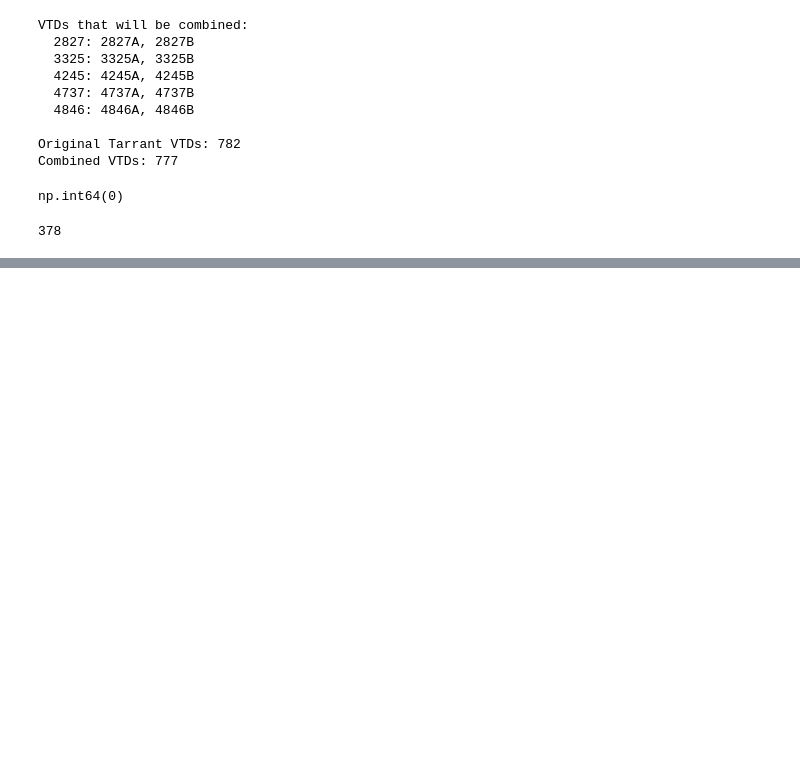
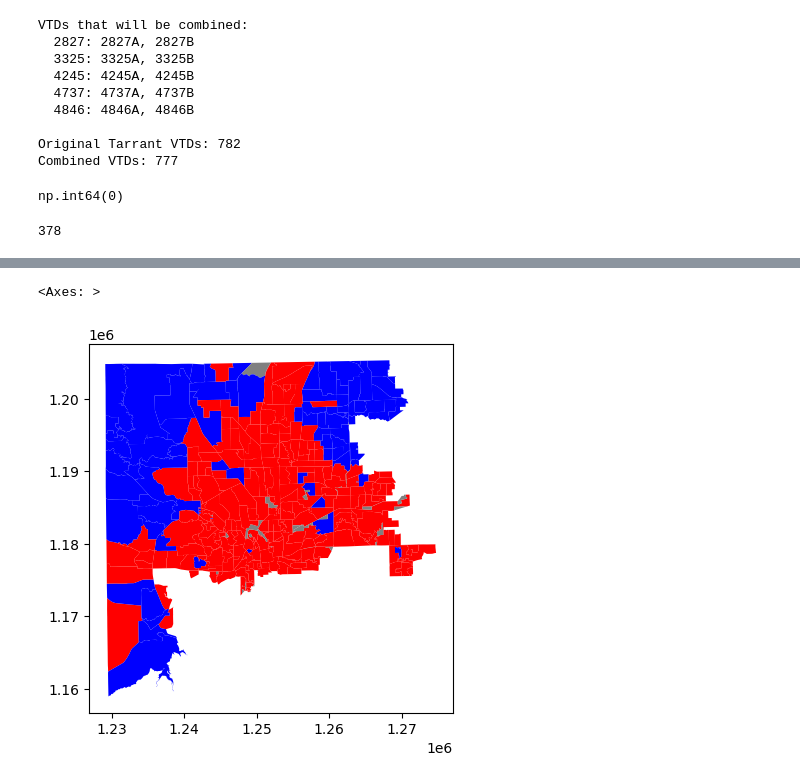
Before and after one commit to amahaja25/district-9-tx-senate, a Jupyter notebook: district9_analysis.ipynb, the cells around one changed output, grey strips where cells are left out. Saved outputs shown, nothing was run; the diff lists cells and outputs as text; code cells hidden in the pictures; blank space fills up the shorter version.

```diff
--- a/district9_analysis.ipynb
+++ b/district9_analysis.ipynb
@@ -274,0 +732,16 @@ merged_df.to_csv('district9_election_census_2020.csv', index=False)
+# %%
+# looks good! now, let's join with merged_df to get election results and demographics
+vtd_shapefile = vtd_shapefile.merge(merged_df, left_on='VTD', right_on='VTD', how='inner')
+# %%
+# plot winners by precinct to ensure it looks right
+color_map = {
+    'Taylor Rehmet': 'red',
+    'Leigh Wambsganss': 'blue',
+    'Tie': 'gray'
+}
+
+colors = vtd_shapefile['Winner'].map(color_map)
+vtd_shapefile.plot(color=colors)
+# %% [output]
+<Axes: >
+[figure, added]
```
Also changed, not shown: parts of 71 cells of this notebook, 27 other files.
